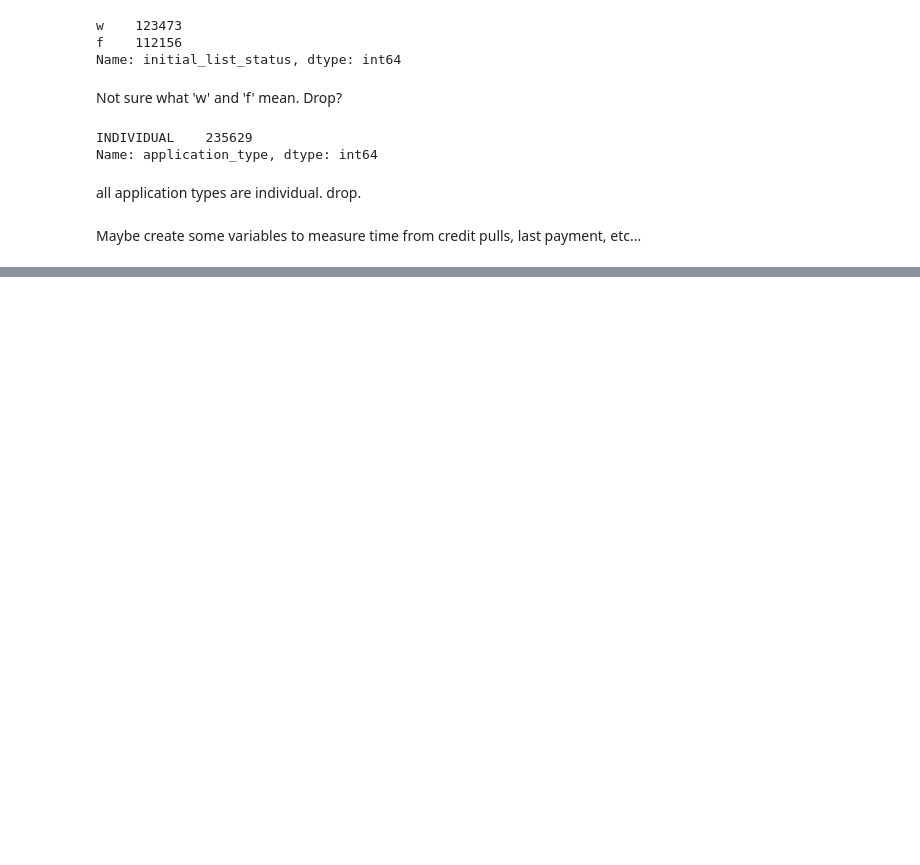
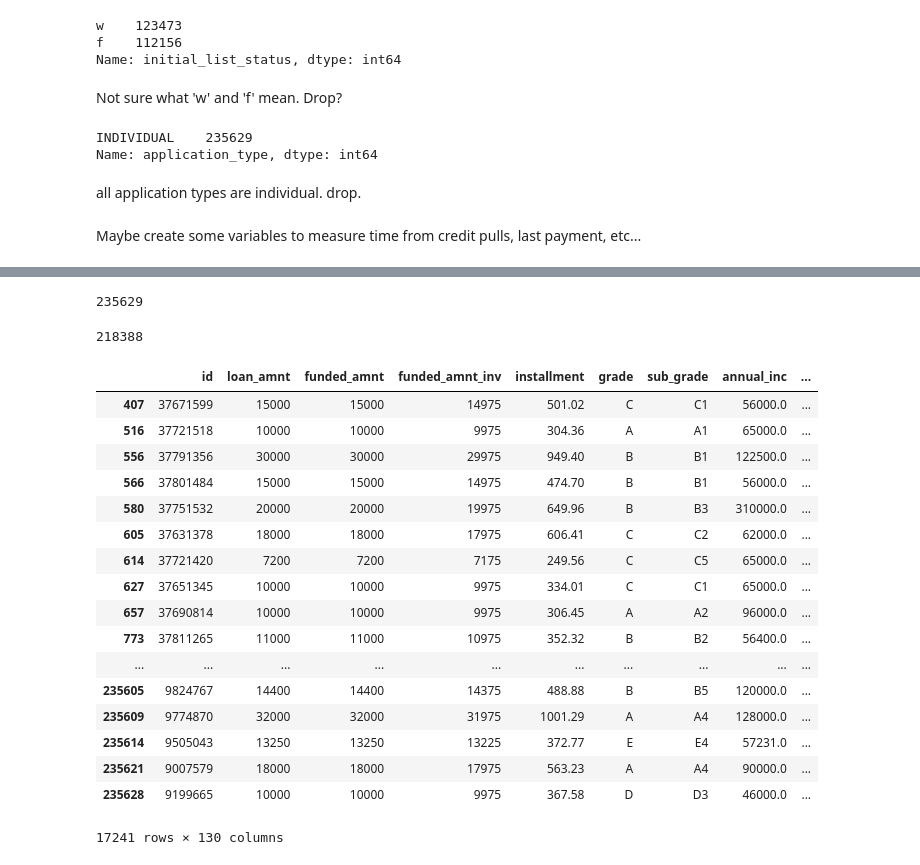
Before and after one commit to d-tang/lending, a Jupyter notebook: script/eda_2014.ipynb, the cells around one changed output, grey strips where cells are left out. Cells and saved outputs as stored; diff of their text form; code cells hidden in the pictures; blank space fills up the shorter version.

```diff
--- a/script/eda_2014.ipynb
+++ b/script/eda_2014.ipynb
@@ -684,0 +825,29 @@ Maybe create some variables to measure time from credit pulls, last payment, etc
+# %%
+len(df2[df2['loan_amnt']==df2['funded_amnt']])
+# %% [output]
+235629
+# %%
+len(df2[df2['loan_amnt']==df2['funded_amnt_inv']])
+# %% [output]
+218388
+# %%
+df2[df2['loan_amnt']!=df2['funded_amnt_inv']]
+# %% [output]
+|  | id | loan_amnt | funded_amnt | funded_amnt_inv | installment | grade | sub_grade | annual_inc | ... |
+| 407 | 37671599 | 15000 | 15000 | 14975 | 501.02 | C | C1 | 56000.0 | ... |
+| 516 | 37721518 | 10000 | 10000 | 9975 | 304.36 | A | A1 | 65000.0 | ... |
+| 556 | 37791356 | 30000 | 30000 | 29975 | 949.40 | B | B1 | 122500.0 | ... |
+| 566 | 37801484 | 15000 | 15000 | 14975 | 474.70 | B | B1 | 56000.0 | ... |
+| 580 | 37751532 | 20000 | 20000 | 19975 | 649.96 | B | B3 | 310000.0 | ... |
+| 605 | 37631378 | 18000 | 18000 | 17975 | 606.41 | C | C2 | 62000.0 | ... |
+| 614 | 37721420 | 7200 | 7200 | 7175 | 249.56 | C | C5 | 65000.0 | ... |
+| 627 | 37651345 | 10000 | 10000 | 9975 | 334.01 | C | C1 | 65000.0 | ... |
+| 657 | 37690814 | 10000 | 10000 | 9975 | 306.45 | A | A2 | 96000.0 | ... |
+| 773 | 37811265 | 11000 | 11000 | 10975 | 352.32 | B | B2 | 56400.0 | ... |
+| ... | ... | ... | ... | ... | ... | ... | ... | ... | ... |
+| 235605 | 9824767 | 14400 | 14400 | 14375 | 488.88 | B | B5 | 120000.0 | ... |
+| 235609 | 9774870 | 32000 | 32000 | 31975 | 1001.29 | A | A4 | 128000.0 | ... |
+| 235614 | 9505043 | 13250 | 13250 | 13225 | 372.77 | E | E4 | 57231.0 | ... |
+| 235621 | 9007579 | 18000 | 18000 | 17975 | 563.23 | A | A4 | 90000.0 | ... |
+| 235628 | 9199665 | 10000 | 10000 | 9975 | 367.58 | D | D3 | 46000.0 | ... |
+17241 rows × 130 columns
```
Also changed, not shown: parts of 43 cells of this notebook, 1 other file.
